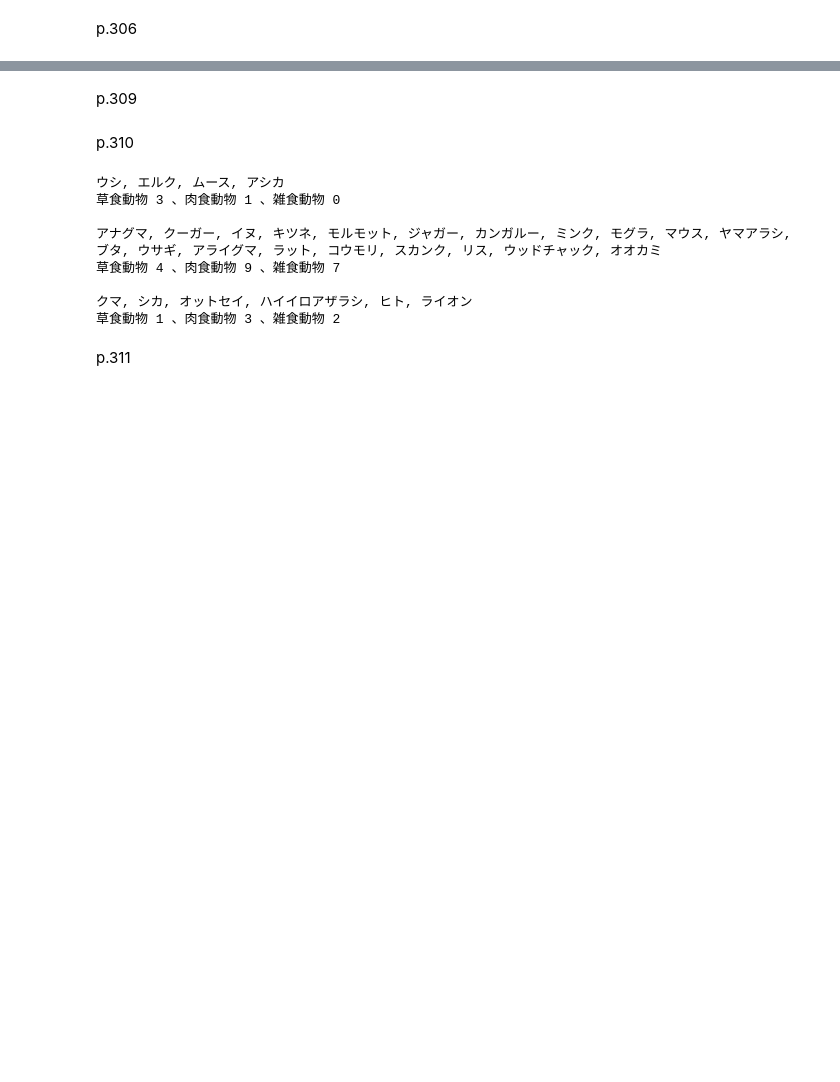
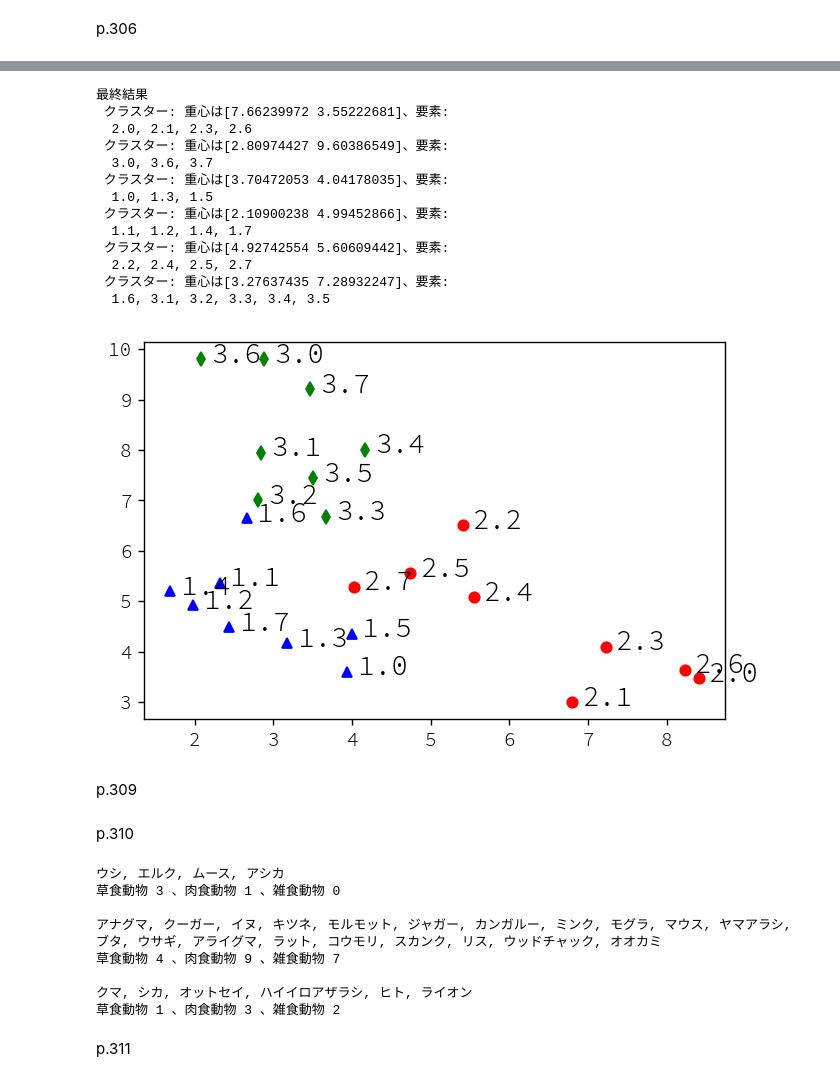
Before and after one commit to akokubo/jupyter-notebook-python2, a Jupyter notebook: 第19章 機械学習はやわかり.ipynb, the cells around one changed output, grey strips where cells are left out. Saved outputs shown, nothing was run; the diff lists cells and outputs as text; code cells hidden in the pictures; blank space fills up the shorter version.

```diff
--- a/第19章 機械学習はやわかり.ipynb
+++ b/第19章 機械学習はやわかり.ipynb
@@ -408,3 +422,20 @@ contrivedTest2(40,  3, False)
+# %%
+contrivedTest2(40,  6, False)
+# %% [output]
+最終結果
+ クラスター: 重心は[7.66239972 3.55222681]、要素:
+  2.0, 2.1, 2.3, 2.6
+ クラスター: 重心は[2.80974427 9.60386549]、要素:
+  3.0, 3.6, 3.7
+ クラスター: 重心は[3.70472053 4.04178035]、要素:
+  1.0, 1.3, 1.5
+ クラスター: 重心は[2.10900238 4.99452866]、要素:
+  1.1, 1.2, 1.4, 1.7
+ クラスター: 重心は[4.92742554 5.60609442]、要素:
+  2.2, 2.4, 2.5, 2.7
+ クラスター: 重心は[3.27637435 7.28932247]、要素:
+  1.6, 3.1, 3.2, 3.3, 3.4, 3.5
+[figure, added]
 # %% [markdown]
 p.309
 # %%
```
Also changed, not shown: parts of 12 cells of this notebook, 1 other file.
